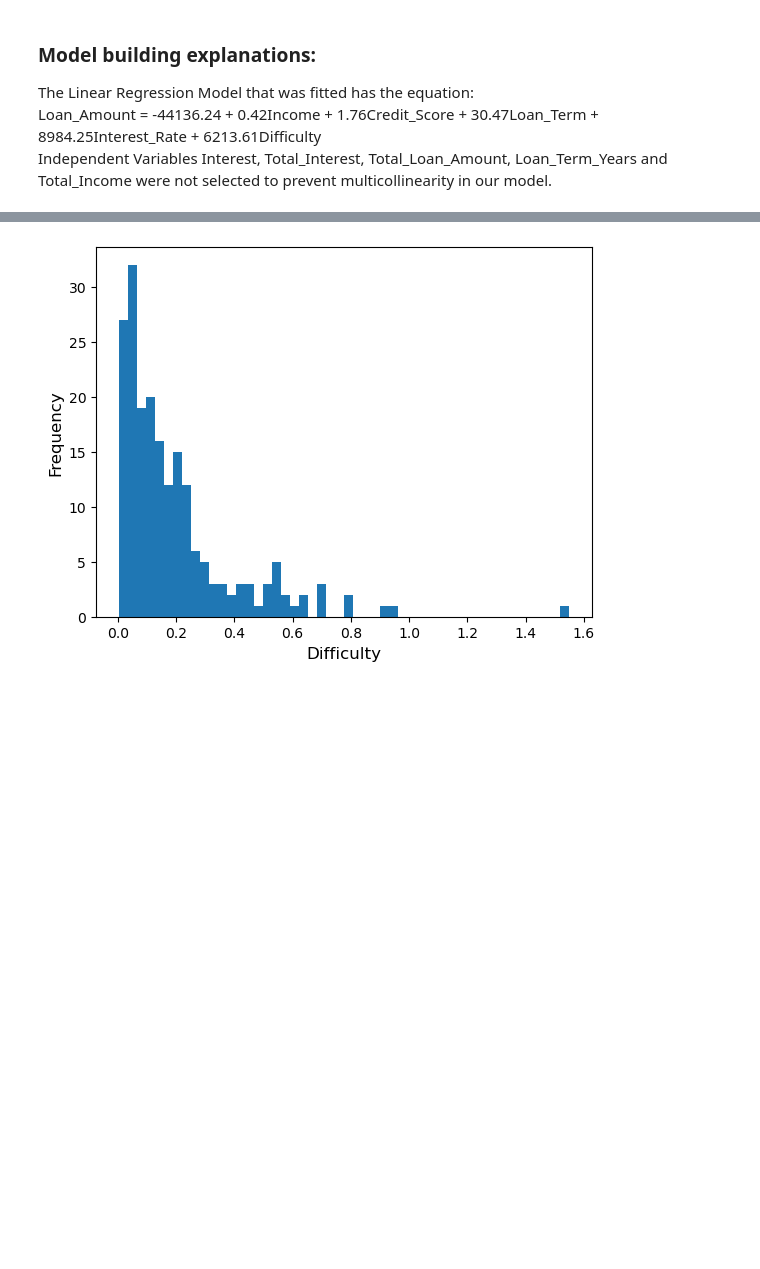
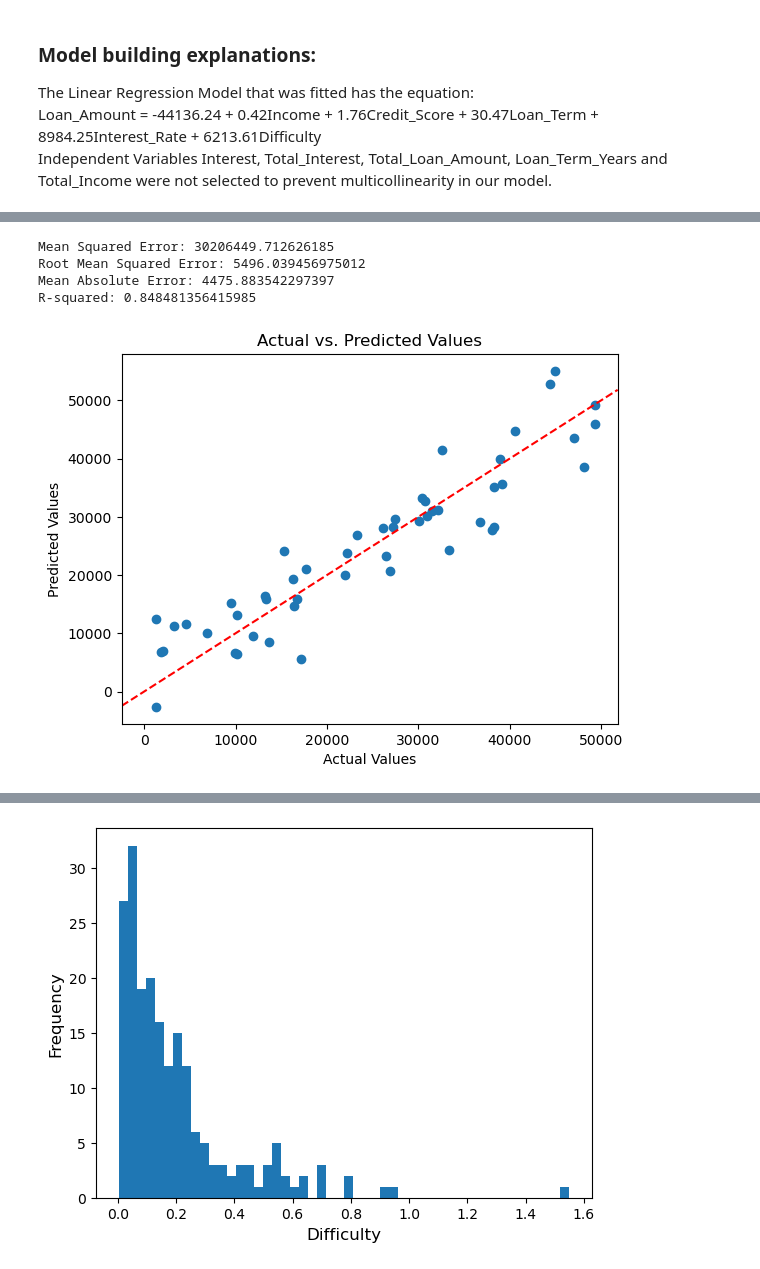
Before and after one commit to Cherwin23/Loan-Data-Analysis, a Jupyter notebook: Loan_Data_Analysis.ipynb, the cells around one changed output, grey strips where cells are left out. Cells and saved outputs as stored; diff of their text form; code cells hidden in the pictures; blank space fills up the shorter version.

```diff
--- a/Loan_Data_Analysis.ipynb
+++ b/Loan_Data_Analysis.ipynb
@@ -463,0 +468,27 @@ Independent Variables Interest, Total_Interest, Total_Loan_Amount, Loan_Term_Yea
+# %%
+# Make predictions on the test set
+y_pred = model.predict(x_test)
+
+# Evaluate the model
+mse = mean_squared_error(y_test, y_pred)
+mae = mean_absolute_error(y_test, y_pred)
+r2 = r2_score(y_test, y_pred)
+
+print(f"Mean Squared Error: {mse}")
+print(f"Root Mean Squared Error: {np.sqrt(mse)}")
+print(f"Mean Absolute Error: {mae}")
+print(f"R-squared: {r2}")
+# %% [output]
+Mean Squared Error: 30206449.712626185
+Root Mean Squared Error: 5496.039456975012
+Mean Absolute Error: 4475.883542297397
+R-squared: 0.848481356415985
+# %%
+plt.scatter(y_test, y_pred)
+plt.axline((0, 0), slope=1, color='r', linestyle='--')
+plt.xlabel("Actual Values")
+plt.ylabel("Predicted Values")
+plt.title("Actual vs. Predicted Values")
+plt.show()
+# %% [output]
+[figure, added]
```
Also changed, not shown: parts of 50 cells of this notebook.
